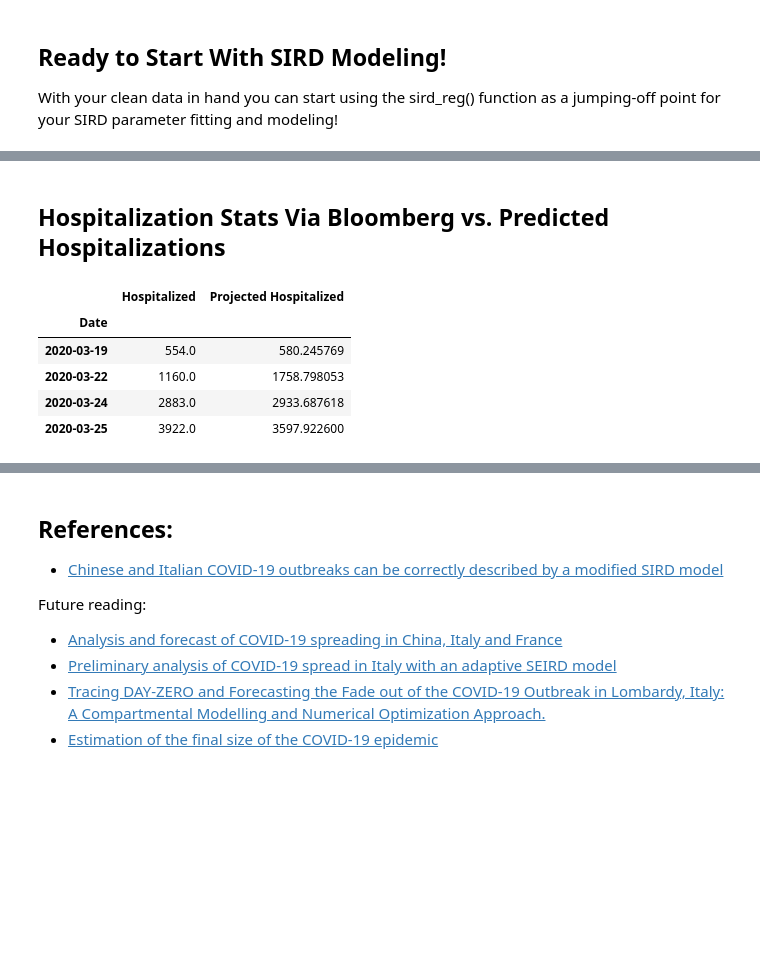
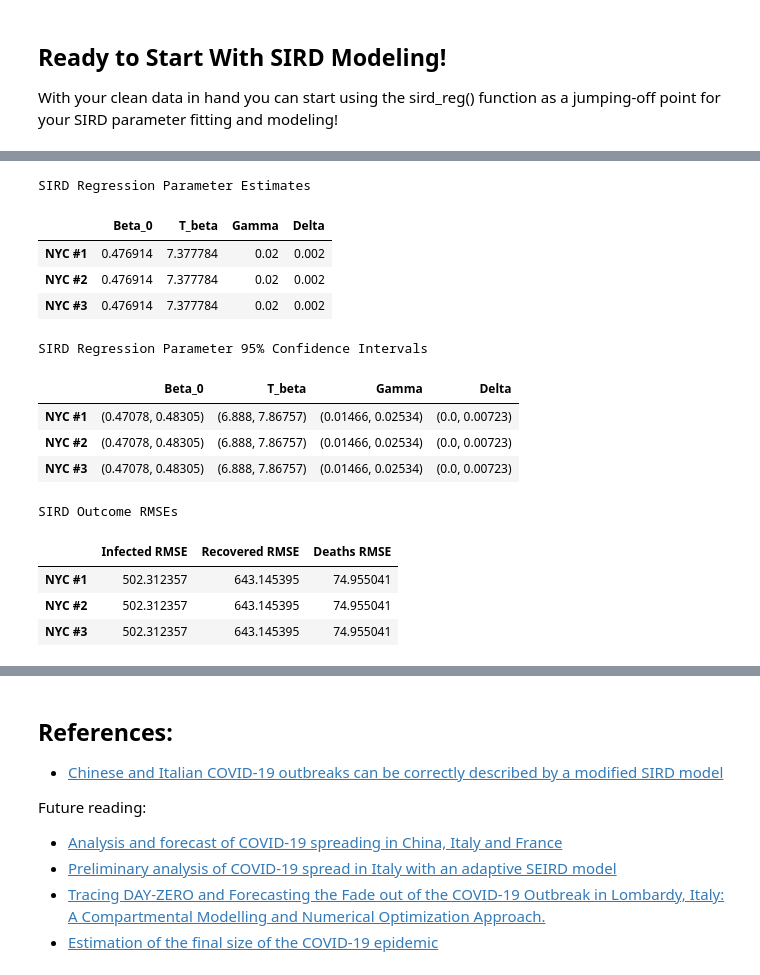
Before and after one commit to jpoles1/open_covid19, a Jupyter notebook: NYC_SIRD.ipynb, the cells around one changed output, grey strips where cells are left out. Drawn from its saved outputs; the diff is of its cells as text; code cells hidden in the pictures; blank space fills up the shorter version.

Commit message:
Created class for NYC SIRD

```diff
--- a/NYC_SIRD.ipynb
+++ b/NYC_SIRD.ipynb
@@ -82,18 +82,6 @@ nytimes_nyc_data.tail(3)
 | 2020-03-25 | 20011 | 0 | 280 |
 | 2020-03-26 | 23112 | 0 | 365 |
 | 2020-03-27 | 25399 | 0 | 450 |
-# %%
-#Collect clean locale data into dictionary for batch processing
-locale_data = {
-    "NYC": nytimes_nyc_data,
-    "Hubei": jhu_hubei_data,
-    "Lombardia": lombardia_data,
-}
-#Population count required for each locale
-pop_counts = {"NYC": 8623000, "Hubei": 58500000, "Lombardia": 10040000}
-#Hospital bed counts
-# NYC count from: https://www.bloomberg.com/graphics/2020-new-york-coronavirus-outbreak-how-many-hospital-beds/
-locale_hospital_bed_dict = {"NYC": 23000, "Hubei": None, "Lombardia": None}
 # %% [markdown]
 ## Ready to Start With SIRD Modeling!
 
@@ -296,14 +269,12 @@ SIRD Outcome RMSEs
-# %% [markdown]
-## Hospitalization Stats Via Bloomberg vs. Predicted Hospitalizations
-# %%
-hospitalizations = pd.read_csv("https://www.bloomberg.com/graphics/2020-new-york-coronavirus-outbreak-how-many-hospital-beds/data/nyc_daily_cases.csv")
-hospitalizations.rename(columns={"date": "Date", "hosp": "Hospitalized"}, inplace=True)
-hospitalizations.set_index("Date", inplace=True)
-hospitalizations[["Hospitalized"]].join(nyc_plot_data[["Projected Hospitalized"]]).dropna()
-# %% [output]
-|  | Hospitalized | Projected Hospitalized |
-| Date |  |  |
-| 2020-03-19 | 554.0 | 580.245769 |
-| 2020-03-22 | 1160.0 | 1758.798053 |
-| 2020-03-24 | 2883.0 | 2933.687618 |
-| 2020-03-25 | 3922.0 | 3597.922600 |
+# %%
+#Collect clean locale data into dictionary for batch processing
+epidemic_list = [
+    Epidemic("NYC #1", nytimes_nyc_data, locale_pop=8623000, hospital_beds=23000,
+             t_lockdown="03-19-2020", t_lift="04-19-2020", forecast_days=180),
+    Epidemic("NYC #2", nytimes_nyc_data, locale_pop=8623000, hospital_beds=23000,
+             t_lockdown="03-19-2020", t_lift="05-19-2020", forecast_days=180),
+    Epidemic("NYC #3", nytimes_nyc_data, locale_pop=8623000, hospital_beds=23000,
+             t_lockdown="03-19-2020", t_lift="06-19-2020", forecast_days=180),
+]
+run_pandemic(epidemic_list)
+# %% [output]
@@ -309,0 +284,15 @@ hospitalizations[["Hospitalized"]].join(nyc_plot_data[["Projected Hospitalized"]
+SIRD Regression Parameter Estimates
+|  | Beta_0 | T_beta | Gamma | Delta |
+| NYC #1 | 0.476914 | 7.377784 | 0.02 | 0.002 |
+| NYC #2 | 0.476914 | 7.377784 | 0.02 | 0.002 |
+| NYC #3 | 0.476914 | 7.377784 | 0.02 | 0.002 |
+SIRD Regression Parameter 95% Confidence Intervals
+|  | Beta_0 | T_beta | Gamma | Delta |
+| NYC #1 | (0.47078, 0.48305) | (6.888, 7.86757) | (0.01466, 0.02534) | (0.0, 0.00723) |
+| NYC #2 | (0.47078, 0.48305) | (6.888, 7.86757) | (0.01466, 0.02534) | (0.0, 0.00723) |
+| NYC #3 | (0.47078, 0.48305) | (6.888, 7.86757) | (0.01466, 0.02534) | (0.0, 0.00723) |
+SIRD Outcome RMSEs
+|  | Infected RMSE | Recovered RMSE | Deaths RMSE |
+| NYC #1 | 502.312357 | 643.145395 | 74.955041 |
+| NYC #2 | 502.312357 | 643.145395 | 74.955041 |
+| NYC #3 | 502.312357 | 643.145395 | 74.955041 |
```
Also changed, not shown: parts of 3 cells of this notebook.
